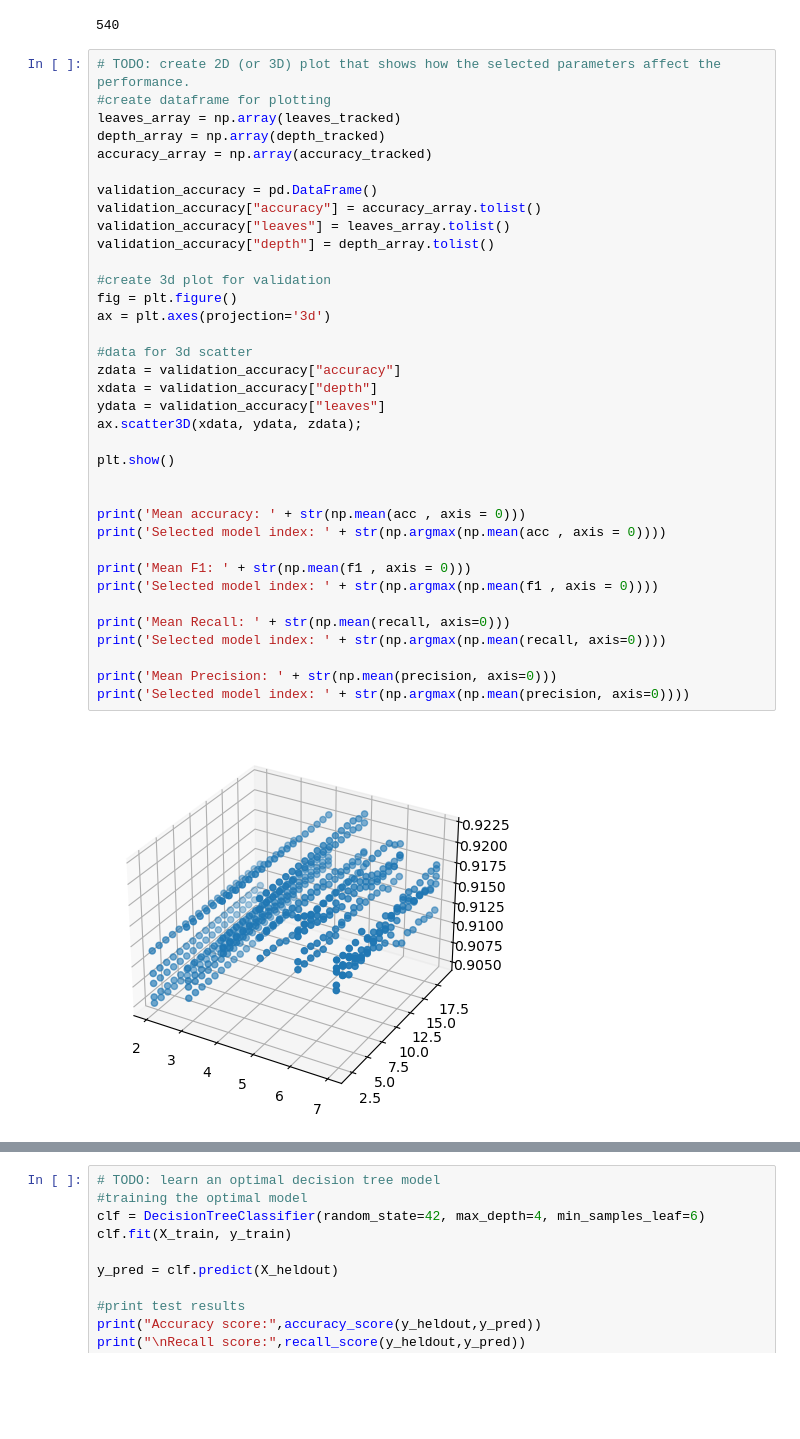
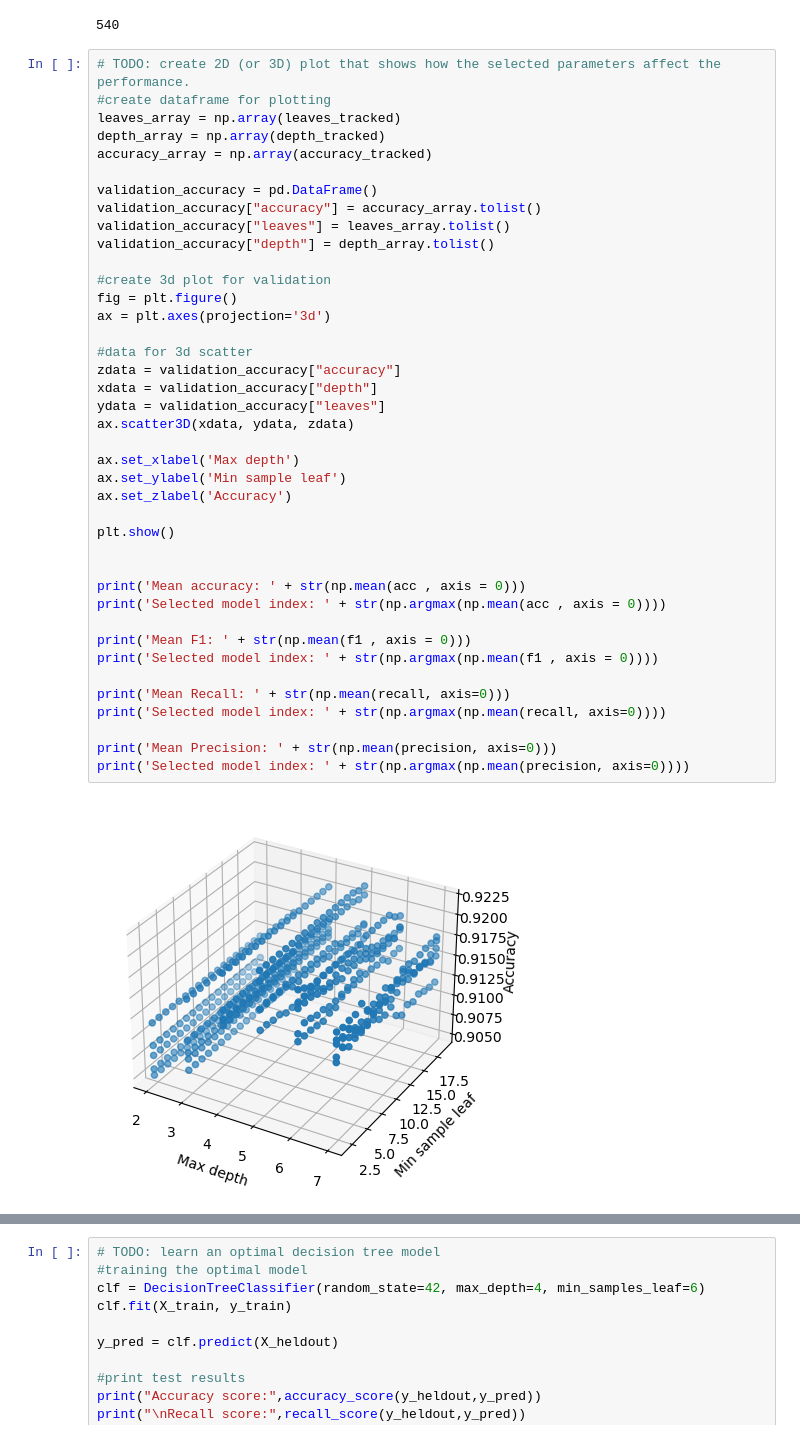
Before and after one commit to dmHarmsen/APML-Assignement-1, a Jupyter notebook: Assignment 1.ipynb, the cells around one changed output, grey strips where cells are left out. Saved outputs shown, nothing was run; the diff lists cells and outputs as text; blank space fills up the shorter version.

Commit message:
labels added to graph in 2.5

```diff
--- a/Assignment 1.ipynb
+++ b/Assignment 1.ipynb
@@ -627,32 +627,36 @@ accuracy_array = np.array(accuracy_tracked)
 
 validation_accuracy = pd.DataFrame()
 validation_accuracy["accuracy"] = accuracy_array.tolist()
 validation_accuracy["leaves"] = leaves_array.tolist()
 validation_accuracy["depth"] = depth_array.tolist()
 
 #create 3d plot for validation
 fig = plt.figure()
 ax = plt.axes(projection='3d')
 
 #data for 3d scatter
 zdata = validation_accuracy["accuracy"]
 xdata = validation_accuracy["depth"]
 ydata = validation_accuracy["leaves"]
-ax.scatter3D(xdata, ydata, zdata);
+ax.scatter3D(xdata, ydata, zdata)
+
+ax.set_xlabel('Max depth')
+ax.set_ylabel('Min sample leaf')
+ax.set_zlabel('Accuracy')
 
 plt.show()
 
 
 print('Mean accuracy: ' + str(np.mean(acc , axis = 0)))
 print('Selected model index: ' + str(np.argmax(np.mean(acc , axis = 0))))
 
 print('Mean F1: ' + str(np.mean(f1 , axis = 0)))
 print('Selected model index: ' + str(np.argmax(np.mean(f1 , axis = 0))))
 
 print('Mean Recall: ' + str(np.mean(recall, axis=0)))
 print('Selected model index: ' + str(np.argmax(np.mean(recall, axis=0))))
 
 print('Mean Precision: ' + str(np.mean(precision, axis=0)))
 print('Selected model index: ' + str(np.argmax(np.mean(precision, axis=0))))
 # %% [output]
-[figure, old version]
+[figure, new version]
```
Also changed, not shown: parts of 1 cell of this notebook.
